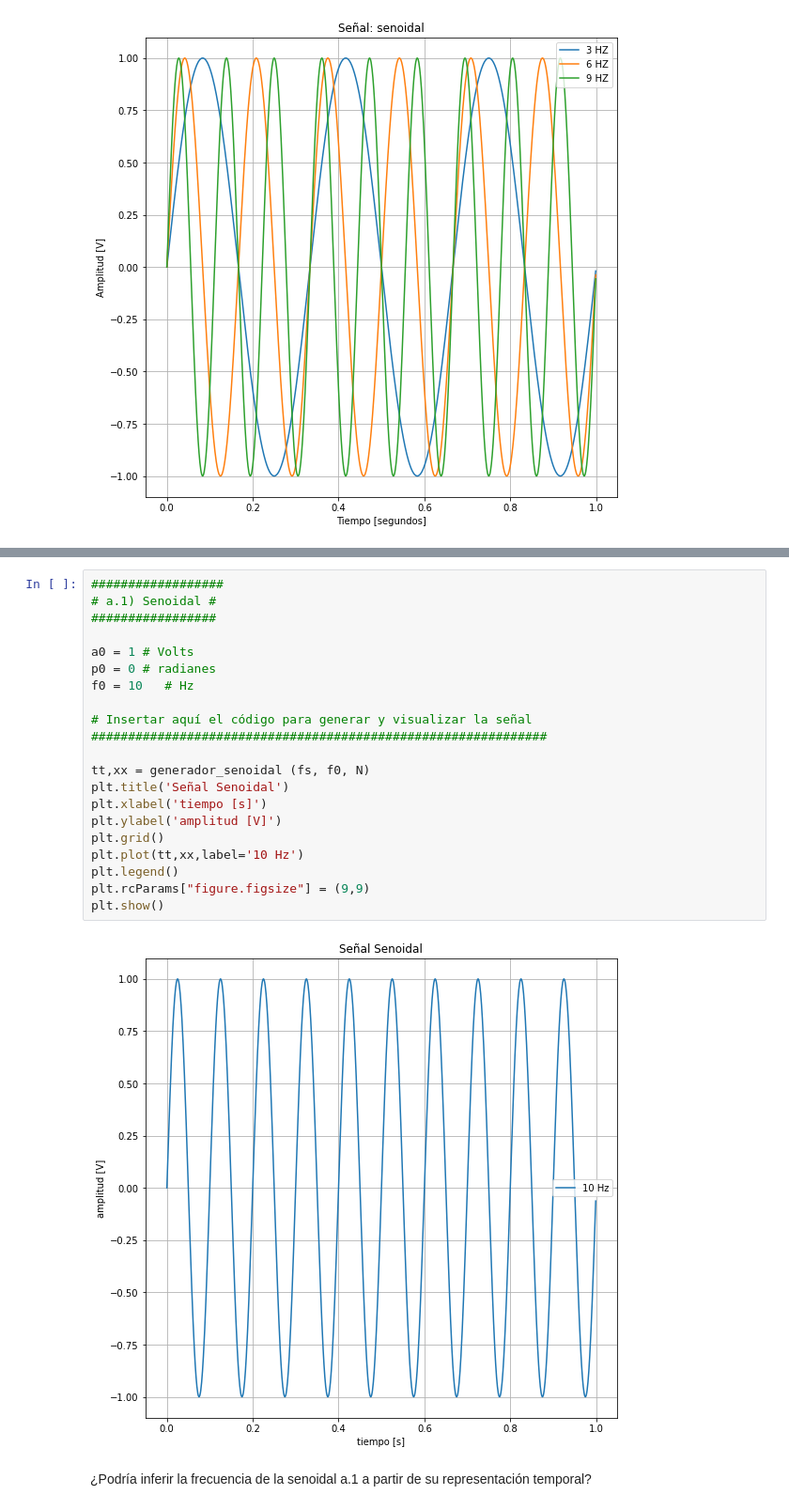
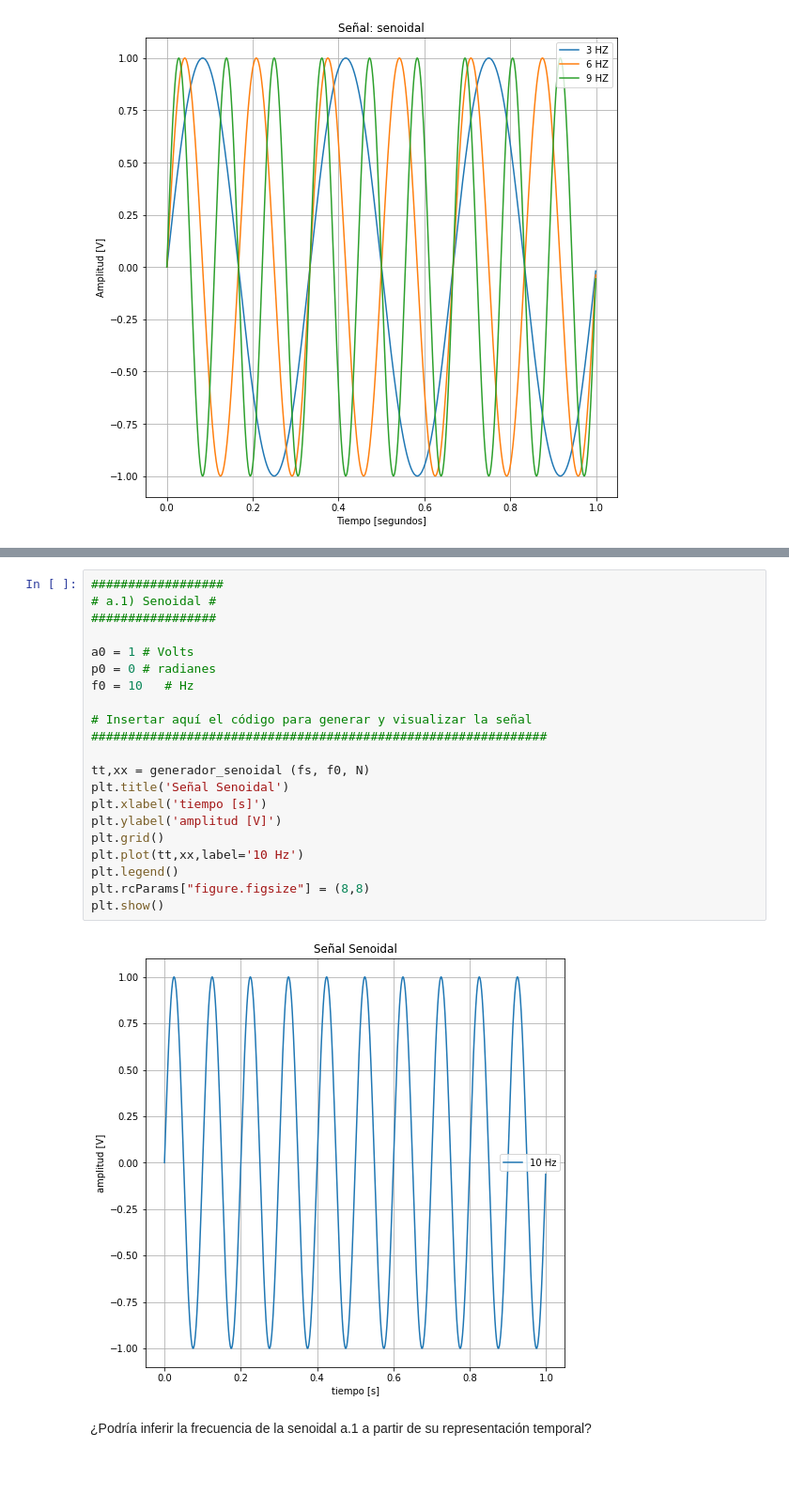
Before and after one commit to jbl95/pds-trabajosPracticos, a Jupyter notebook: TP1 - Muestreo de señales - Forurier.ipynb, the cells around one changed output, grey strips where cells are left out. Shown at 94% size. Drawn from its saved outputs; the diff is of its cells as text; blank space fills up the shorter version.

```diff
--- a/TP1 - Muestreo de señales - Forurier.ipynb
+++ b/TP1 - Muestreo de señales - Forurier.ipynb
@@ -139,26 +143,26 @@ plt.show()
 # %%
 ##################
 # a.1) Senoidal #
 #################
 
 a0 = 1 # Volts
 p0 = 0 # radianes
 f0 = 10   # Hz
 
 # Insertar aquí el código para generar y visualizar la señal
 ##############################################################
 
 tt,xx = generador_senoidal (fs, f0, N)
 plt.title('Señal Senoidal')
 plt.xlabel('tiempo [s]')
 plt.ylabel('amplitud [V]')
 plt.grid()
 plt.plot(tt,xx,label='10 Hz')
 plt.legend()
-plt.rcParams["figure.figsize"] = (9,9)
+plt.rcParams["figure.figsize"] = (8,8)
 plt.show()
 # %% [output]
-[figure, old version]
+[figure, new version]
 # %% [markdown]
 ¿Podría inferir la frecuencia de la senoidal a.1 a partir de su representación temporal?
 # %% [markdown]
```
Also changed, not shown: parts of 14 cells of this notebook.
